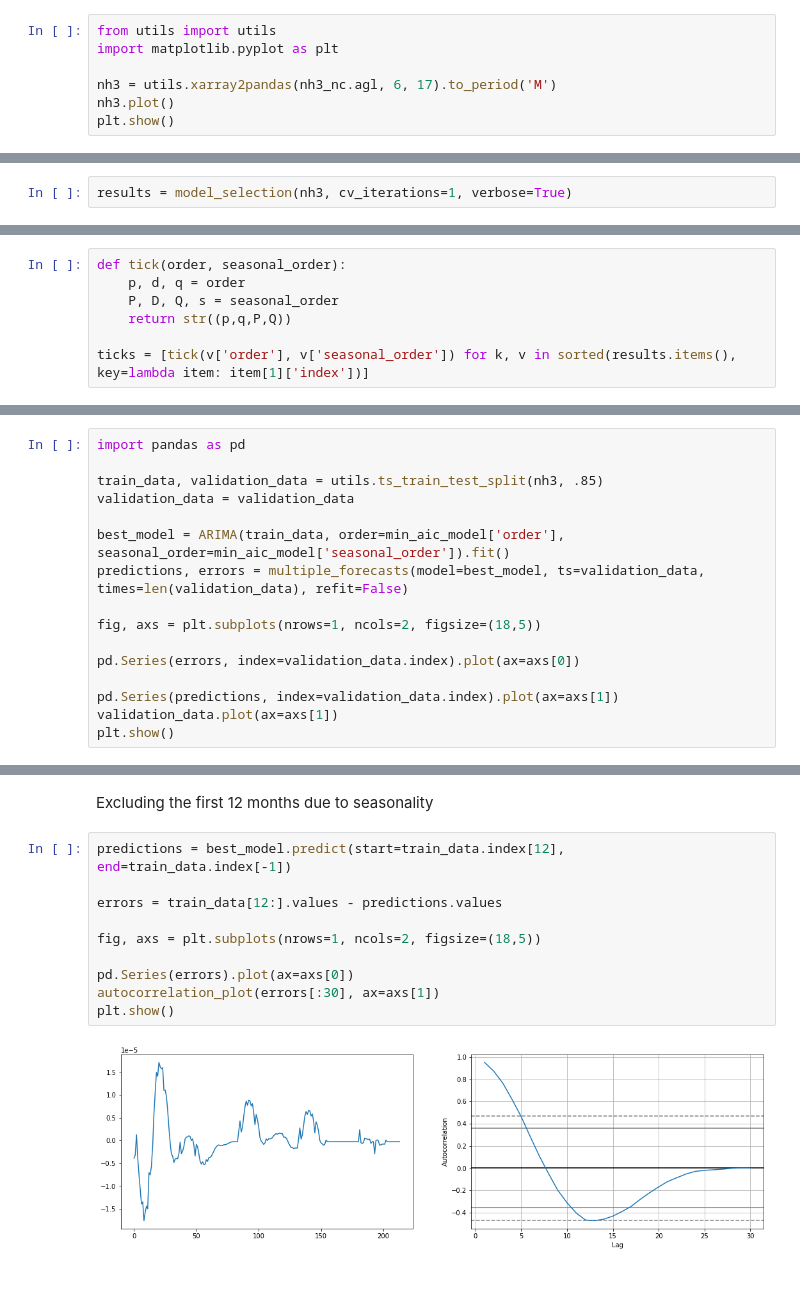
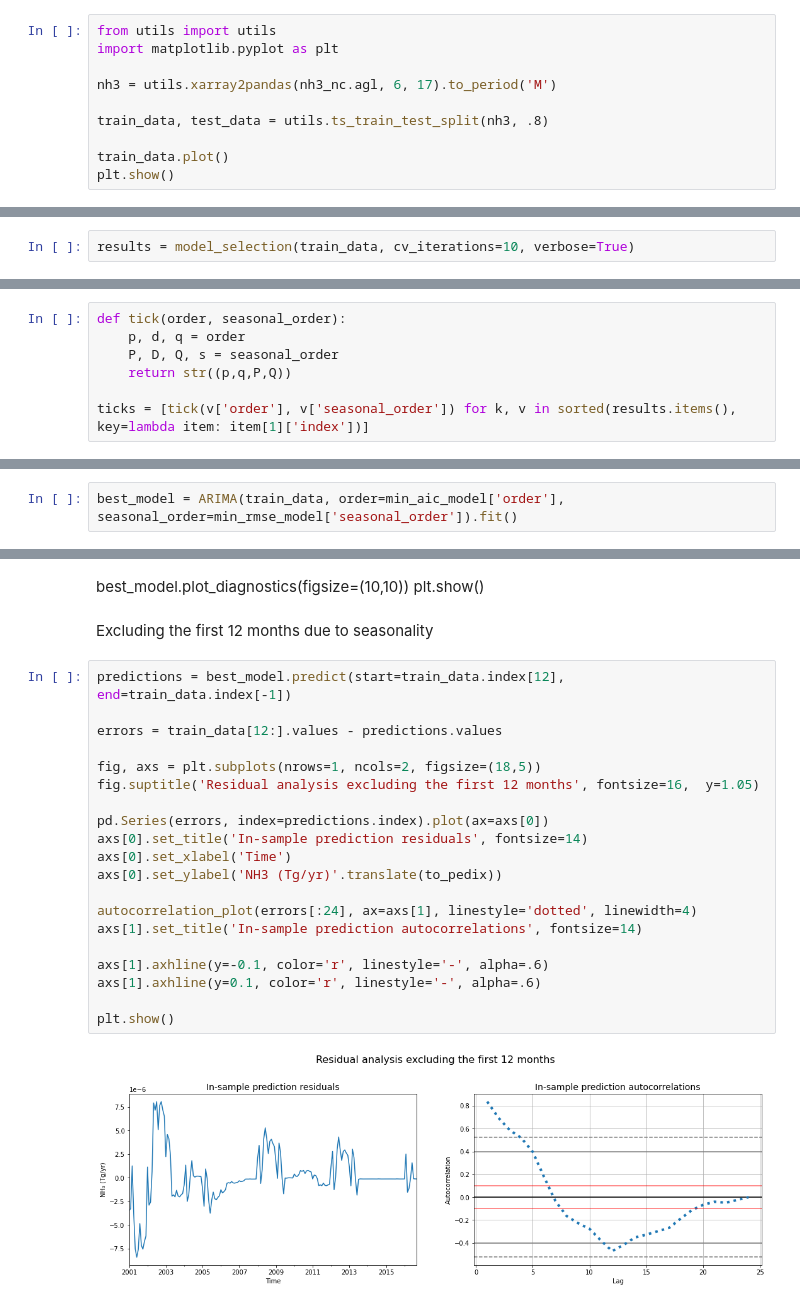
Before and after one commit to samuelexferri/unibg-statistic2, a Jupyter notebook: notebooks/nh3-random-cross-validation.ipynb, the cells around one changed output, grey strips where cells are left out. Drawn from its saved outputs; the diff is of its cells as text; blank space fills up the shorter version.

```diff
--- a/notebooks/nh3-random-cross-validation.ipynb
+++ b/notebooks/nh3-random-cross-validation.ipynb
@@ -13,6 +17,9 @@ from utils import utils
 import matplotlib.pyplot as plt
 
 nh3 = utils.xarray2pandas(nh3_nc.agl, 6, 17).to_period('M')
-nh3.plot()
+
+train_data, test_data = utils.ts_train_test_split(nh3, .8)
+
+train_data.plot()
 plt.show()
 # %% [output]
@@ -142,7 +139,7 @@ def model_selection(ts, cv_iterations=1, verbose=False):
 
     return results
 # %%
-results = model_selection(nh3, cv_iterations=1, verbose=True)
+results = model_selection(train_data, cv_iterations=10, verbose=True)
 # %% [output]
 0: SARIMA(p=1, d=0, q=0, P=1, D=0, Q=0, s=12)
 1: SARIMA(p=1, d=0, q=0, P=1, D=0, Q=1, s=12)
@@ -305,16 +253,0 @@ min_yac_out_of_sample_model
-# %%
-import pandas as pd
-
-train_data, validation_data = utils.ts_train_test_split(nh3, .85)
-validation_data = validation_data
-
-best_model = ARIMA(train_data, order=min_aic_model['order'], seasonal_order=min_aic_model['seasonal_order']).fit()
-predictions, errors = multiple_forecasts(model=best_model, ts=validation_data, times=len(validation_data), refit=False)
-
-fig, axs = plt.subplots(nrows=1, ncols=2, figsize=(18,5))
-
-pd.Series(errors, index=validation_data.index).plot(ax=axs[0])
-
-pd.Series(predictions, index=validation_data.index).plot(ax=axs[1])
-validation_data.plot(ax=axs[1])
-plt.show()
@@ -339,0 +302,2 @@ plt.show()
+# %%
+best_model = ARIMA(train_data, order=min_aic_model['order'], seasonal_order=min_rmse_model['seasonal_order']).fit()
@@ -340,14 +375,27 @@ plt.show()
+# %% [markdown]
+best_model.plot_diagnostics(figsize=(10,10))
+plt.show()
 # %% [markdown]
 Excluding the first 12 months due to seasonality
 # %%
 predictions = best_model.predict(start=train_data.index[12], end=train_data.index[-1])
 
 errors = train_data[12:].values - predictions.values
 
 fig, axs = plt.subplots(nrows=1, ncols=2, figsize=(18,5))
+fig.suptitle('Residual analysis excluding the first 12 months', fontsize=16,  y=1.05)
 
-pd.Series(errors).plot(ax=axs[0])
-autocorrelation_plot(errors[:30], ax=axs[1])
+pd.Series(errors, index=predictions.index).plot(ax=axs[0])
+axs[0].set_title('In-sample prediction residuals', fontsize=14)
+axs[0].set_xlabel('Time')
+axs[0].set_ylabel('NH3 (Tg/yr)'.translate(to_pedix))
+
+autocorrelation_plot(errors[:24], ax=axs[1], linestyle='dotted', linewidth=4)
+axs[1].set_title('In-sample prediction autocorrelations', fontsize=14)
+
+axs[1].axhline(y=-0.1, color='r', linestyle='-', alpha=.6)
+axs[1].axhline(y=0.1, color='r', linestyle='-', alpha=.6)
+
 plt.show()
 # %% [output]
-[figure, old version]
+[figure, new version]
```
Also changed, not shown: parts of 45 cells of this notebook, 2 other files.
